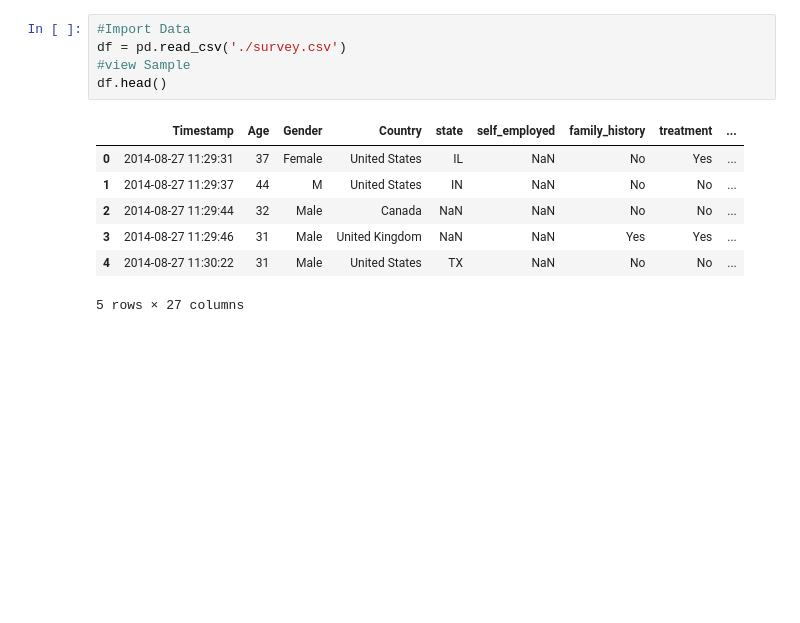
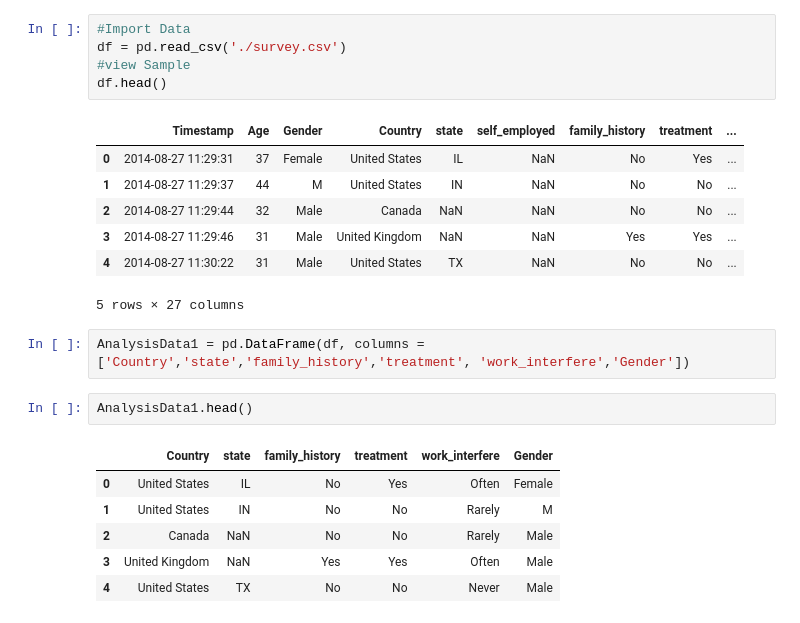
Before and after one commit to chanakyan04/Mental-Illness-Analysis, a Jupyter notebook: FinalVersion.ipynb, the cells around one changed output. Saved outputs shown, nothing was run; the diff lists cells and outputs as text; blank space fills up the shorter version.

```diff
--- a/FinalVersion.ipynb
+++ b/FinalVersion.ipynb
@@ -19,3 +19,14 @@ df.head()
 | 3 | 2014-08-27 11:29:46 | 31 | Male | United Kingdom | NaN | NaN | Yes | Yes | ... |
 | 4 | 2014-08-27 11:30:22 | 31 | Male | United States | TX | NaN | No | No | ... |
 5 rows × 27 columns
+# %%
+AnalysisData1 = pd.DataFrame(df, columns = ['Country','state','family_history','treatment', 'work_interfere','Gender'])
+# %%
+AnalysisData1.head()
+# %% [output]
+|  | Country | state | family_history | treatment | work_interfere | Gender |
+| 0 | United States | IL | No | Yes | Often | Female |
+| 1 | United States | IN | No | No | Rarely | M |
+| 2 | Canada | NaN | No | No | Rarely | Male |
+| 3 | United Kingdom | NaN | Yes | Yes | Often | Male |
+| 4 | United States | TX | No | No | Never | Male |
```
Also changed, not shown: parts of 4 cells of this notebook.
